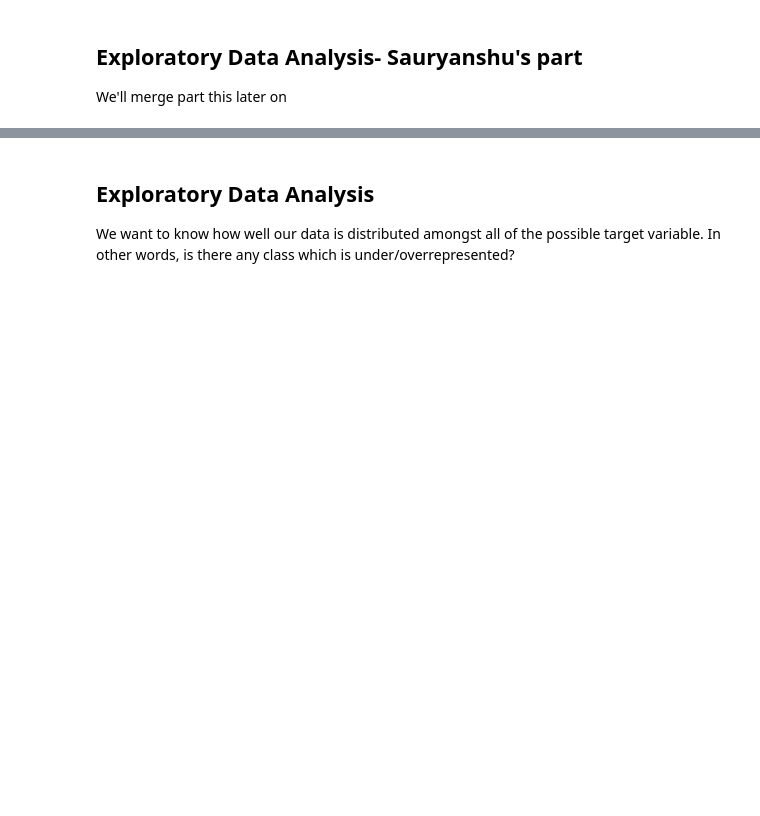
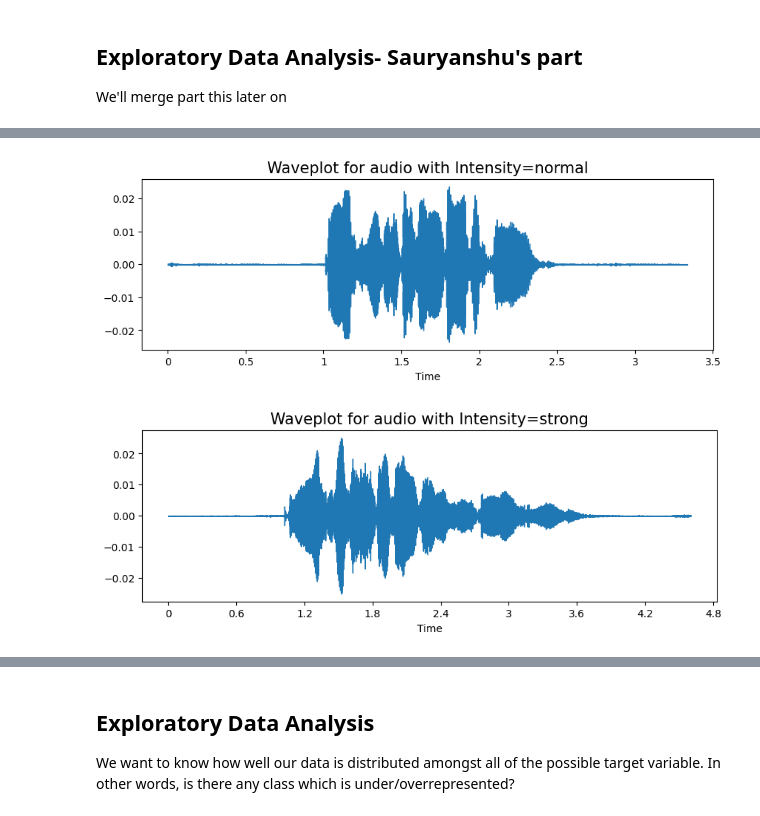
Before and after one commit to kitan23/Speech-Recognition, a Jupyter notebook: Milestone_2.ipynb, the cells around one changed output, grey strips where cells are left out. Saved outputs shown, nothing was run; the diff lists cells and outputs as text; code cells hidden in the pictures; blank space fills up the shorter version.

```diff
--- a/Milestone_2.ipynb
+++ b/Milestone_2.ipynb
@@ -121,0 +143,6 @@ We'll merge part this later on
+# %%
+for intensity in intensity_list:
+  create_waveplot_wrapper("Intensity",intensity)
+# %% [output]
+[figure, added]
+[figure, added]
```
Also changed, not shown: parts of 8 cells of this notebook.
